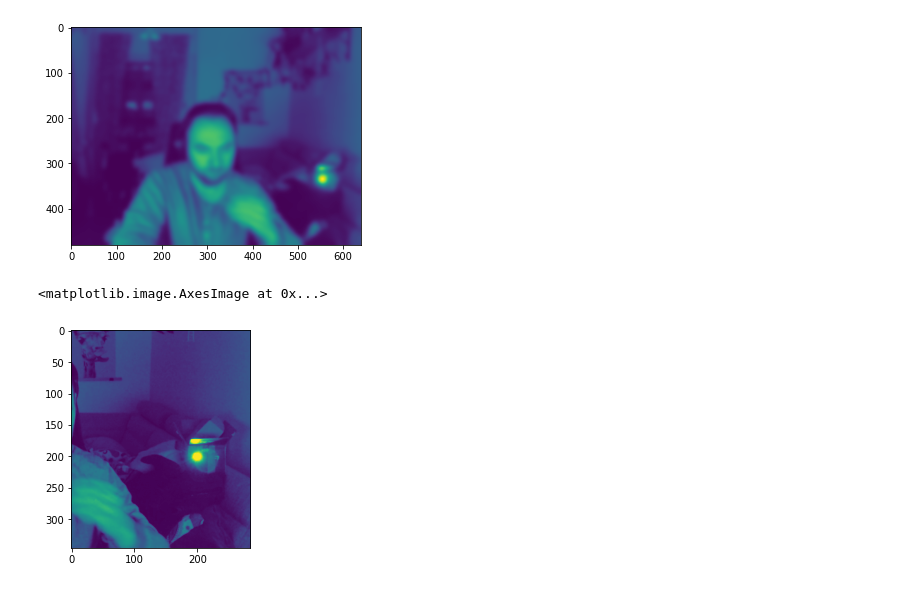
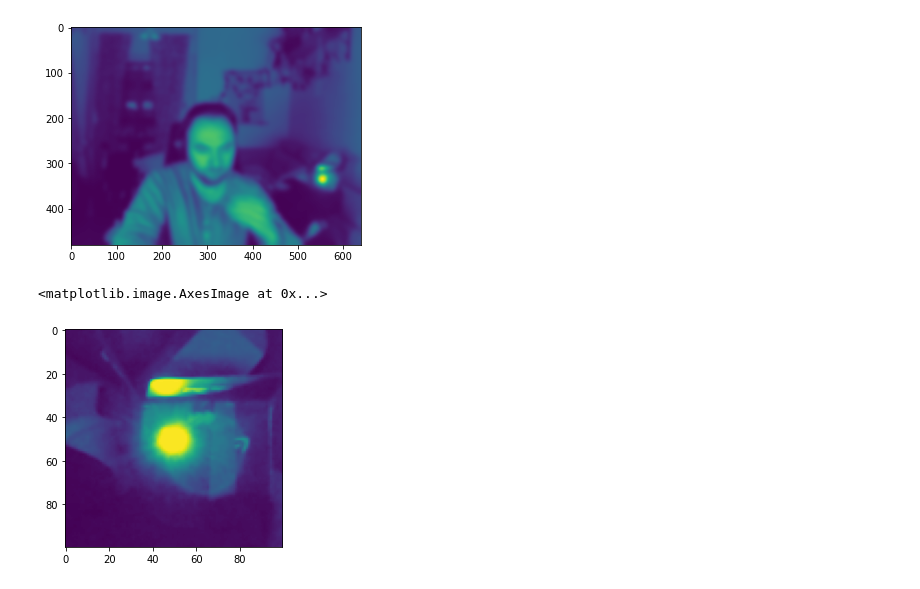
Before and after one commit to Arty-Facts/ChristmasLights, a Jupyter notebook: test.ipynb, the cells around one changed output. Cells and saved outputs as stored; diff of their text form; code cells hidden in the pictures.

```diff
--- a/test.ipynb
+++ b/test.ipynb
@@ -44,8 +44,8 @@ for x, y in zip(*result):
 (307, 557)
 [figure]
 # %%
-deltha = 200
+deltha = 50
 plt.imshow(img[x-deltha:x+deltha, y-deltha:y+deltha])
 # %% [output]
 <matplotlib.image.AxesImage at 0x...>
-[figure, old version]
+[figure, new version]
```
Also changed, not shown: 4 other files.
